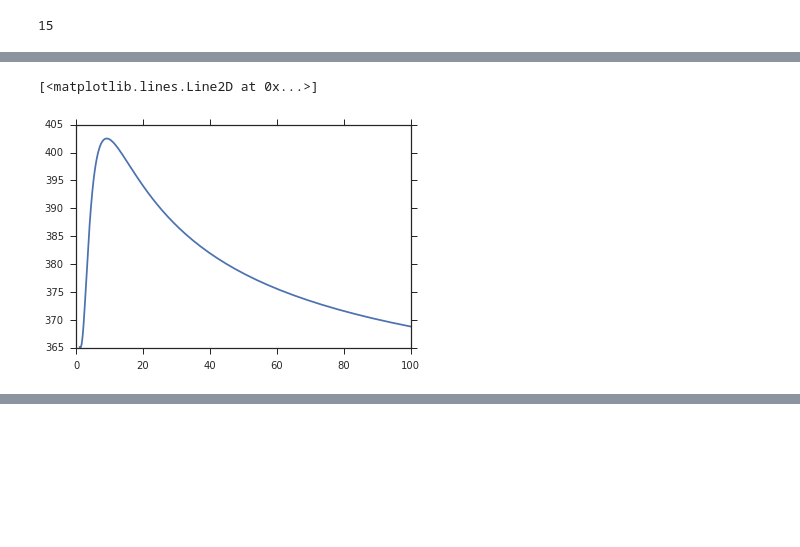
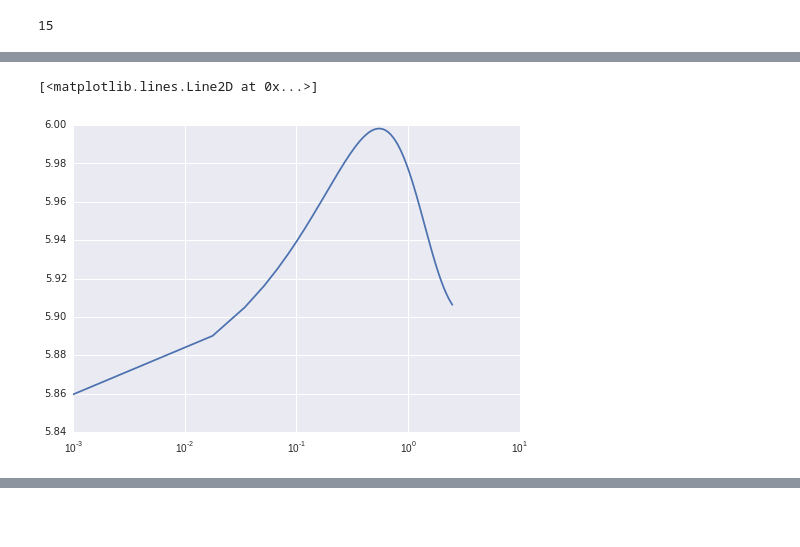
Before and after one commit to DesignInformaticsLab/EcoRacer2016, a Jupyter notebook: testing_NB.ipynb, the cells around one changed output, grey strips where cells are left out. Saved outputs shown, nothing was run; the diff lists cells and outputs as text; code cells hidden in the pictures; blank space fills up the shorter version.

```diff
--- a/testing_NB.ipynb
+++ b/testing_NB.ipynb
@@ -7,16 +7,19 @@ from sklearn.externals import joblib
 # %%
 %run preprocess.py
 # %%
-pre = Preprocess(pca_model='eco_full_pca.pkl', all_dat='all_games.pkl')
+pre = Preprocess(all_dat='all_games.pkl', pca_model='eco_full_pca.pkl')
+#pre.train_pca()
+#pre = Preprocess(pca_model='eco_full_pca.pkl', all_dat='all_games.pkl')
 #pre.get_json("alluser_control.json")
 # %%
 #pre.train_pca()
 
 X, y = pre.ready_player_one(2)
 
-from sklearn.preprocessing import StandardScaler
+from sklearn.preprocessing import StandardScaler, MinMaxScaler
 
-scale = StandardScaler()
+# scale = StandardScaler()
+scale = MinMaxScaler((-1.,1.))
 X = scale.fit_transform(X)
 # %%
 X.shape
@@ -48,11 +62,11 @@ sns.heatmap(rKrig.R)
 # %%
 scores = []
-for i in np.logspace(0, 2, num=150, base=10):
-    scores += [rKrig.obj(np.ones(30)/i)]
+for i in np.linspace(.001, 2.5, num=150):
+    scores += [rKrig.obj(np.ones(30)*i)]
 # %%
-plt.plot(np.logspace(0, 2, num=150, base=10), scores)
+plt.semilogx(np.linspace(0.001, 2.5, num=150), scores)
 # %% [output]
 [<matplotlib.lines.Line2D at 0x...>]
-[figure, old version]
+[figure, new version]
 # %%
 scores = []
```
Also changed, not shown: parts of 33 cells of this notebook, 12 other files.
